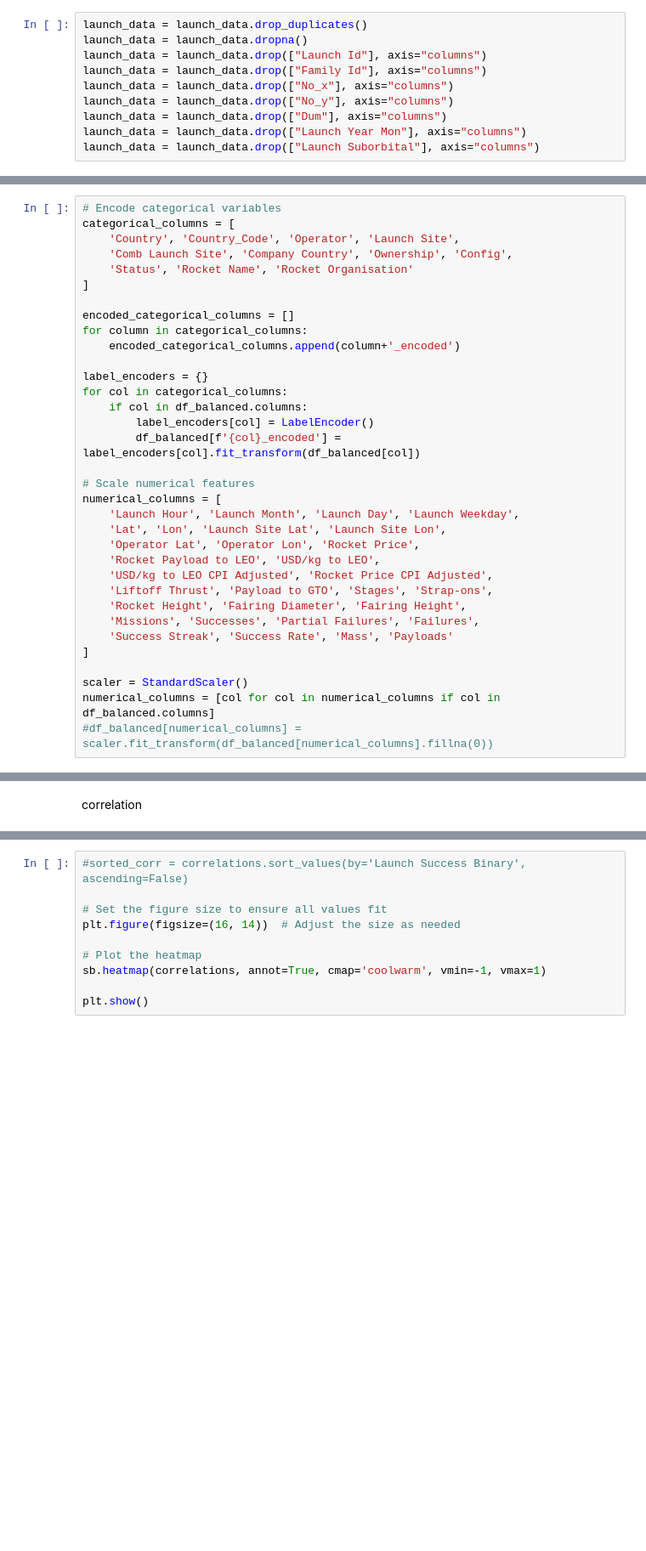
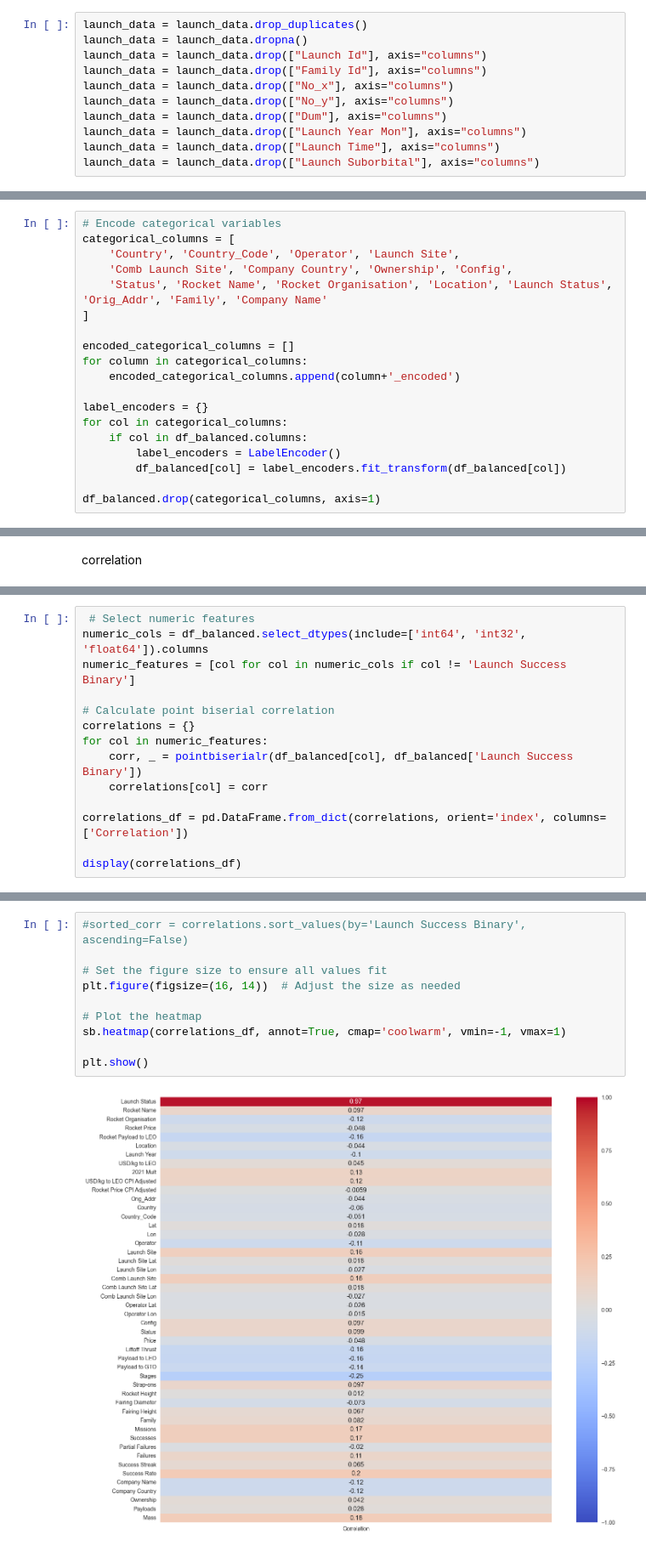
Before and after one commit to bernardodemelo/Rocket-Launch-Analysis, a Jupyter notebook: trabalho.ipynb, the cells around one changed output, grey strips where cells are left out. Shown at 85% size. Saved outputs shown, nothing was run; the diff lists cells and outputs as text; blank space fills up the shorter version.

```diff
--- a/trabalho.ipynb
+++ b/trabalho.ipynb
@@ -111,6 +224,7 @@ launch_data = launch_data.drop(["No_x"], axis="columns")
 launch_data = launch_data.drop(["No_y"], axis="columns")
 launch_data = launch_data.drop(["Dum"], axis="columns")
 launch_data = launch_data.drop(["Launch Year Mon"], axis="columns")
+launch_data = launch_data.drop(["Launch Time"], axis="columns")
 launch_data = launch_data.drop(["Launch Suborbital"], axis="columns")
 # %% [markdown]
 converting bad values
@@ -470,7 +681,7 @@ encoding
 categorical_columns = [
     'Country', 'Country_Code', 'Operator', 'Launch Site',
     'Comb Launch Site', 'Company Country', 'Ownership', 'Config',
-    'Status', 'Rocket Name', 'Rocket Organisation'
+    'Status', 'Rocket Name', 'Rocket Organisation', 'Location', 'Launch Status', 'Orig_Addr', 'Family', 'Company Name'
 ]
 
 encoded_categorical_columns = []
@@ -480,22 +691,7 @@ for column in categorical_columns:
 label_encoders = {}
 for col in categorical_columns:
     if col in df_balanced.columns:
-        label_encoders[col] = LabelEncoder()
-        df_balanced[f'{col}_encoded'] = label_encoders[col].fit_transform(df_balanced[col])
+        label_encoders = LabelEncoder()
+        df_balanced[col] = label_encoders.fit_transform(df_balanced[col])
 
-# Scale numerical features
-numerical_columns = [
-    'Launch Hour', 'Launch Month', 'Launch Day', 'Launch Weekday',
-    'Lat', 'Lon', 'Launch Site Lat', 'Launch Site Lon',
-    'Operator Lat', 'Operator Lon', 'Rocket Price',
-    'Rocket Payload to LEO', 'USD/kg to LEO',
-    'USD/kg to LEO CPI Adjusted', 'Rocket Price CPI Adjusted',
-    'Liftoff Thrust', 'Payload to GTO', 'Stages', 'Strap-ons',
-    'Rocket Height', 'Fairing Diameter', 'Fairing Height',
-    'Missions', 'Successes', 'Partial Failures', 'Failures',
-    'Success Streak', 'Success Rate', 'Mass', 'Payloads'
-]
-
-scaler = StandardScaler()
-numerical_columns = [col for col in numerical_columns if col in df_balanced.columns]
-#df_balanced[numerical_columns] = scaler.fit_transform(df_balanced[numerical_columns].fillna(0))
+df_balanced.drop(categorical_columns, axis=1)
@@ -503,0 +730,14 @@ correlation
+# %%
+ # Select numeric features
+numeric_cols = df_balanced.select_dtypes(include=['int64', 'int32', 'float64']).columns
+numeric_features = [col for col in numeric_cols if col != 'Launch Success Binary']
+
+# Calculate point biserial correlation
+correlations = {}
+for col in numeric_features:
+    corr, _ = pointbiserialr(df_balanced[col], df_balanced['Launch Success Binary'])
+    correlations[col] = corr
+
+correlations_df = pd.DataFrame.from_dict(correlations, orient='index', columns=['Correlation'])
+
+display(correlations_df)
@@ -512,10 +782,12 @@ print("Correlation with Launch Success Binary:\n", correlation_with_target)
 # %%
 #sorted_corr = correlations.sort_values(by='Launch Success Binary', ascending=False)
 
 # Set the figure size to ensure all values fit
 plt.figure(figsize=(16, 14))  # Adjust the size as needed
 
 # Plot the heatmap
-sb.heatmap(correlations, annot=True, cmap='coolwarm', vmin=-1, vmax=1)
+sb.heatmap(correlations_df, annot=True, cmap='coolwarm', vmin=-1, vmax=1)
 
 plt.show()
+# %% [output]
+[figure, added]
```
Also changed, not shown: parts of 77 cells of this notebook, 1 other file.
